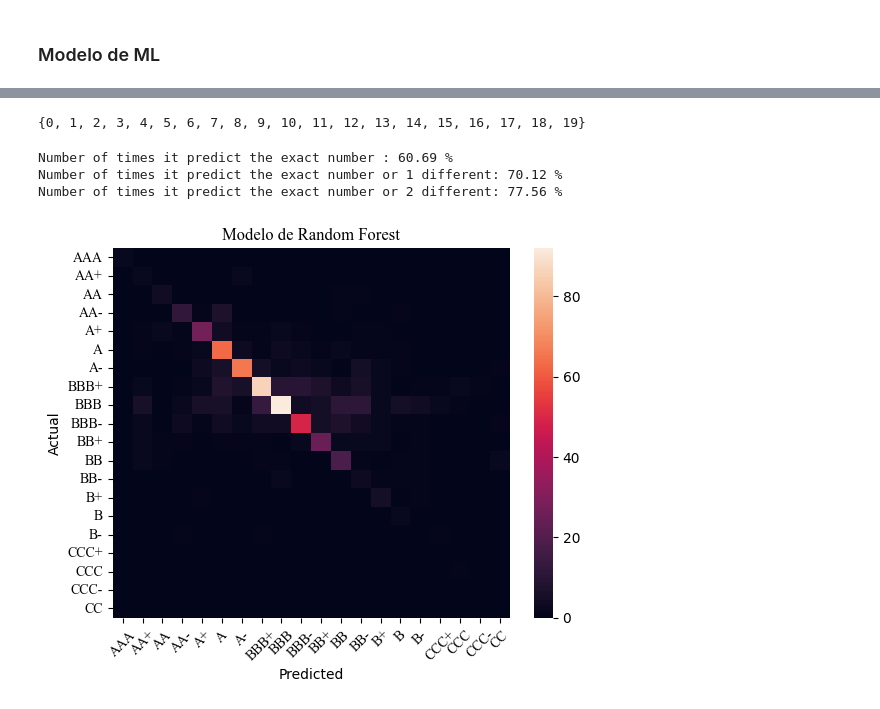
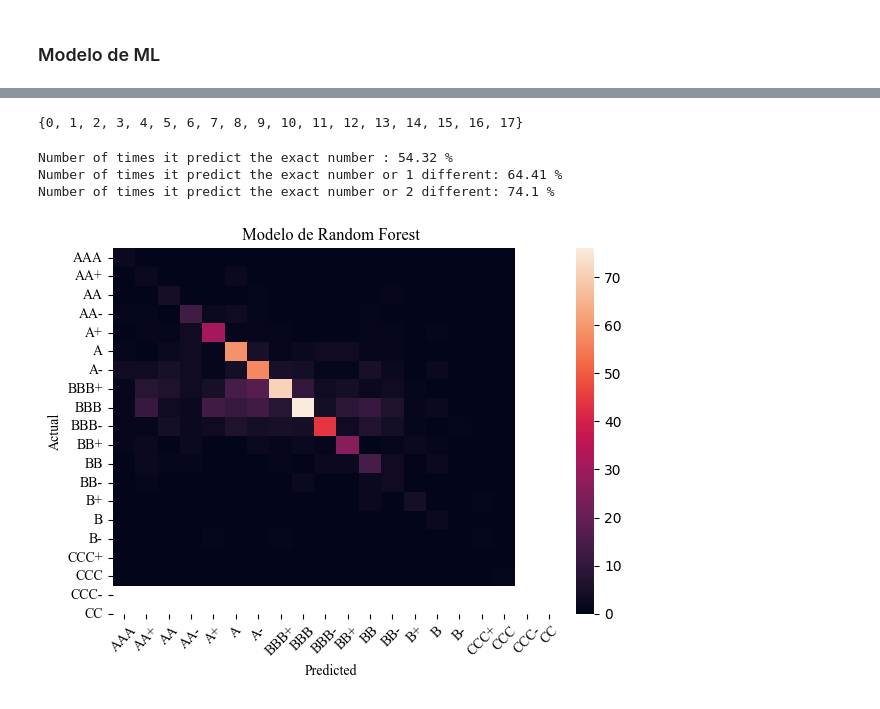
Before and after one commit to RubenPhy/rating_analisis, a Jupyter notebook: 5_use_the_model.ipynb, the cells around one changed output, grey strips where cells are left out. Saved outputs shown, nothing was run; the diff lists cells and outputs as text; code cells hidden in the pictures.

```diff
--- a/5_use_the_model.ipynb
+++ b/5_use_the_model.ipynb
@@ -297,7 +262,7 @@ X = df[var_x]
 y = np.array(df['Rating_ordinal'])
 # %%
 # Realizar predicciones sobre el conjunto de prueba
-model = load('models/rf_model.pkl')
+model = load('models/rf_model_rating.pkl')
 y_pred = model.predict(X)
 # %%
 mse = mean_squared_error(y, y_pred)
@@ -329,7 +294,7 @@ Ratings not in our list {'CCC+', 'CC', 'CCC-'}
 # %%
 set(y_pred)
 # %% [output]
-{0, 1, 2, 3, 4, 5, 6, 7, 8, 9, 10, 11, 12, 13, 14, 15, 16, 17, 18, 19}
+{0, 1, 2, 3, 4, 5, 6, 7, 8, 9, 10, 11, 12, 13, 14, 15, 16, 17}
 # %%
 #count the number of times the prediction value is equal to the real value over the total number of predictions
 print('Number of times it predict the exact number :',np.round(np.sum(y_pred == y) / len(y),4)*100,'%')
@@ -340,21 +305,22 @@ print('Number of times it predict the exact number or 1 different:',np.round(np.
 # count the number of times the prediction value is equal o have only 1 different to the real value over the total number of predictions
 print('Number of times it predict the exact number or 2 different:',np.round(np.sum(abs(y_pred - y) <= 2) / len(y),4)*100,'%')
 # %% [output]
-Number of times it predict the exact number : 60.69 %
-Number of times it predict the exact number or 1 different: 70.12 %
-Number of times it predict the exact number or 2 different: 77.56 %
+Number of times it predict the exact number : 54.32 %
+Number of times it predict the exact number or 1 different: 64.41 %
+Number of times it predict the exact number or 2 different: 74.1 %
 # %%
 # plot the  Confusion Matrix for the companies in the main world index
 cm = confusion_matrix(y, y_pred)
 sns.heatmap(cm,  fmt="d")
 # usa All_rating_order_group como ticks en el eje x e y
 ticks = np.arange(len(ratings_))+0.5
 plt.xticks(ticks=ticks, labels=ratings_,rotation=45,fontname='Times New Roman')
 plt.yticks(ticks=ticks, labels=ratings_,rotation=0,fontname='Times New Roman')
 plt.title('Modelo de Random Forest',fontname='Times New Roman')
-plt.xlabel('Predicted')
-plt.ylabel('Actual')
+plt.xlabel('Predicted',fontname='Times New Roman')
+plt.ylabel('Actual',fontname='Times New Roman')
+plt.tight_layout()
 plt.savefig('plots/confusion_matrix_rf_new_data.png')
 plt.show()
 # %% [output]
-[figure, old version]
+[figure, new version]
```
Also changed, not shown: parts of 15 cells of this notebook, 1 other file.
